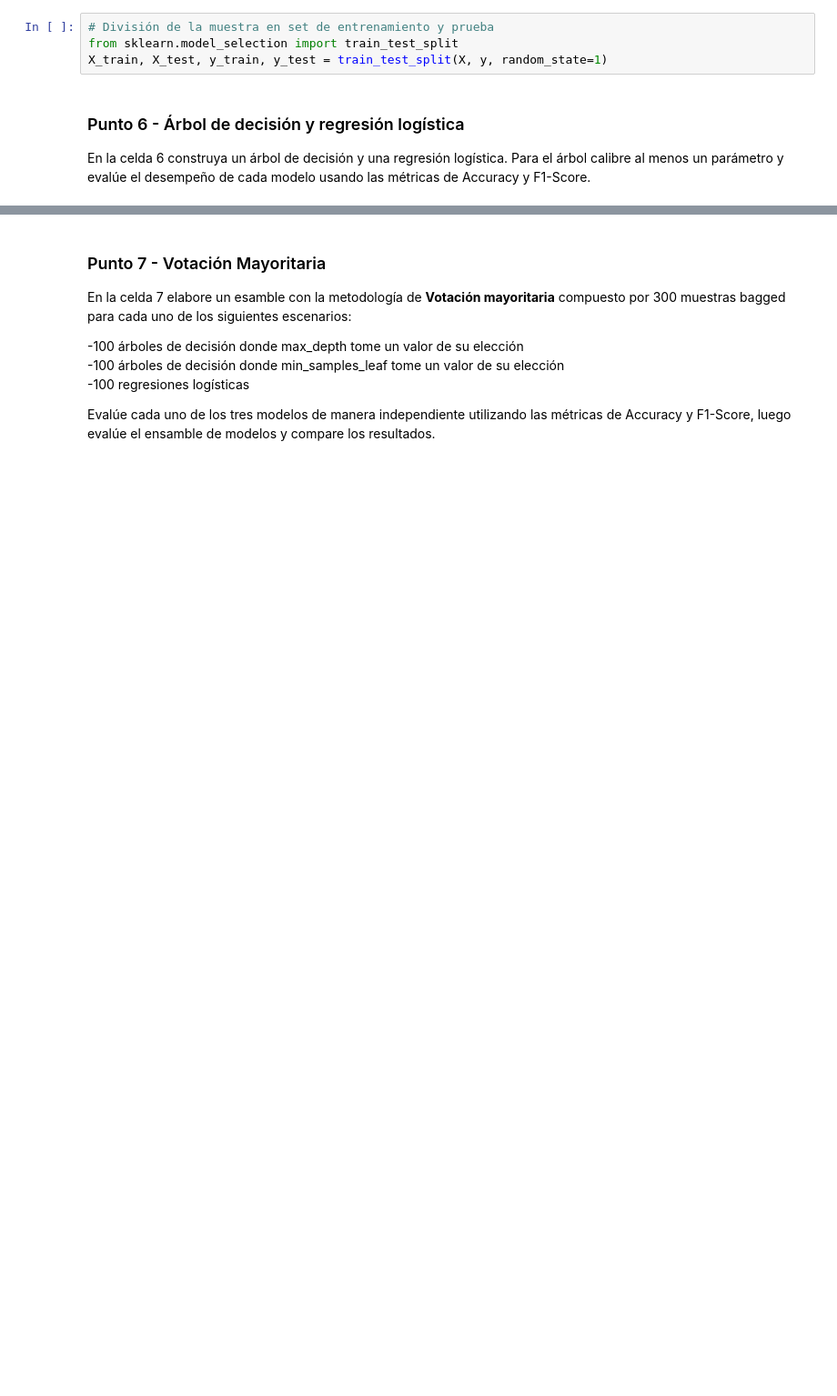
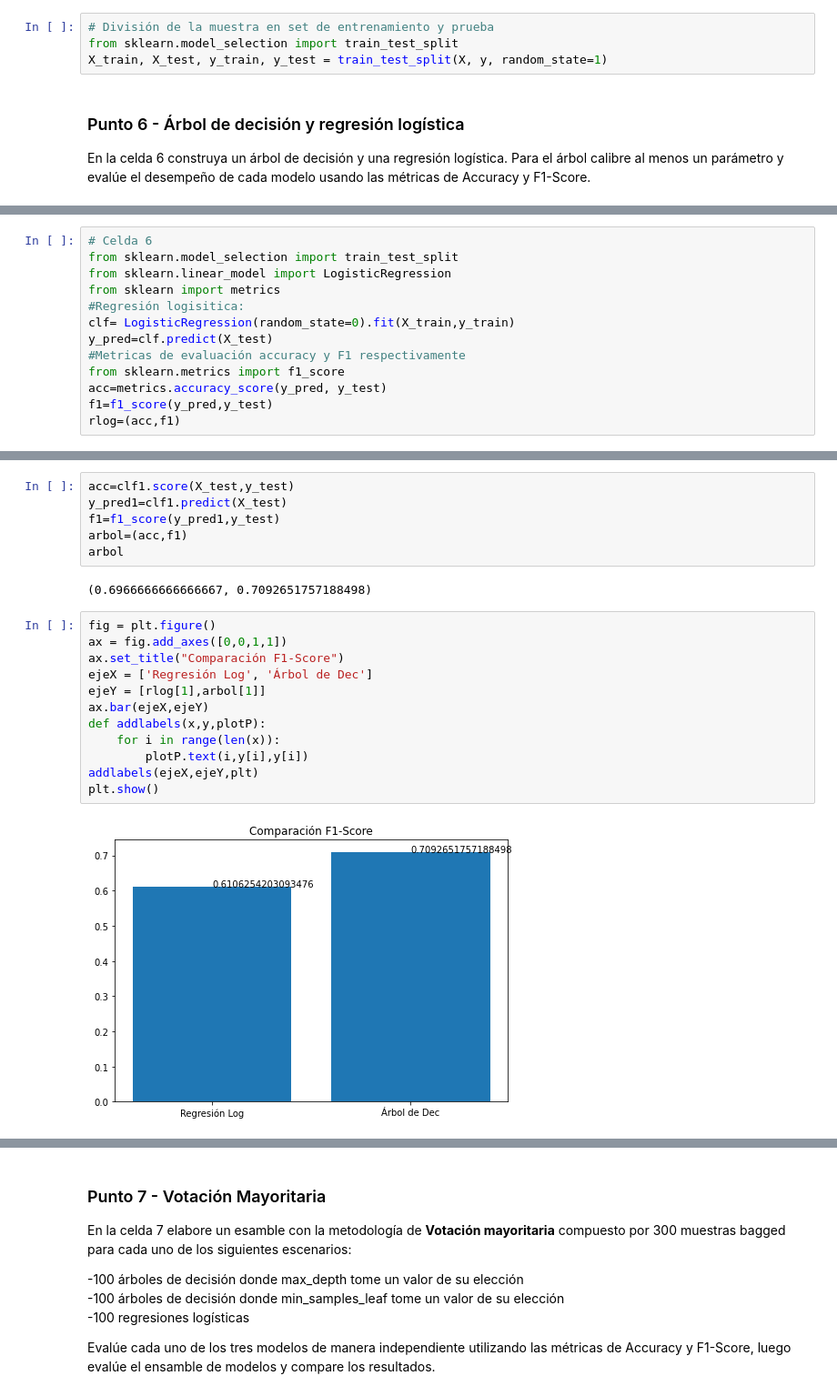
Before and after one commit to AlejandraGonzalez1/MIAD_ML_NLP_2023, a Jupyter notebook: Semana 1/S1TC1_arboles_ensamblajes.ipynb, the cells around one changed output, grey strips where cells are left out. Shown: that part at 91% size. Drawn from its saved outputs; the diff is of its cells as text; blank space fills up the shorter version.

```diff
--- a/Semana 1/S1TC1_arboles_ensamblajes.ipynb
+++ b/Semana 1/S1TC1_arboles_ensamblajes.ipynb
@@ -172,0 +378,13 @@ En la celda 6 construya un árbol de decisión y una regresión logística. Para
+# %%
+# Celda 6
+from sklearn.model_selection import train_test_split
+from sklearn.linear_model import LogisticRegression
+from sklearn import metrics
+#Regresión logisitica:
+clf= LogisticRegression(random_state=0).fit(X_train,y_train)
+y_pred=clf.predict(X_test)
+#Metricas de evaluación accuracy y F1 respectivamente
+from sklearn.metrics import f1_score
+acc=metrics.accuracy_score(y_pred, y_test)
+f1=f1_score(y_pred,y_test)
+rlog=(acc,f1)
@@ -172,0 +417,22 @@ En la celda 6 construya un árbol de decisión y una regresión logística. Para
+# %%
+acc=clf1.score(X_test,y_test)
+y_pred1=clf1.predict(X_test)
+f1=f1_score(y_pred1,y_test)
+arbol=(acc,f1)
+arbol
+# %% [output]
+(0.6966666666666667, 0.7092651757188498)
+# %%
+fig = plt.figure()
+ax = fig.add_axes([0,0,1,1])
+ax.set_title("Comparación F1-Score")
+ejeX = ['Regresión Log', 'Árbol de Dec']
+ejeY = [rlog[1],arbol[1]]
+ax.bar(ejeX,ejeY)
+def addlabels(x,y,plotP):
+    for i in range(len(x)):
+        plotP.text(i,y[i],y[i])
+addlabels(ejeX,ejeY,plt)
+plt.show()
+# %% [output]
+[figure, added]
```
Also changed, not shown: parts of 35 cells of this notebook.
